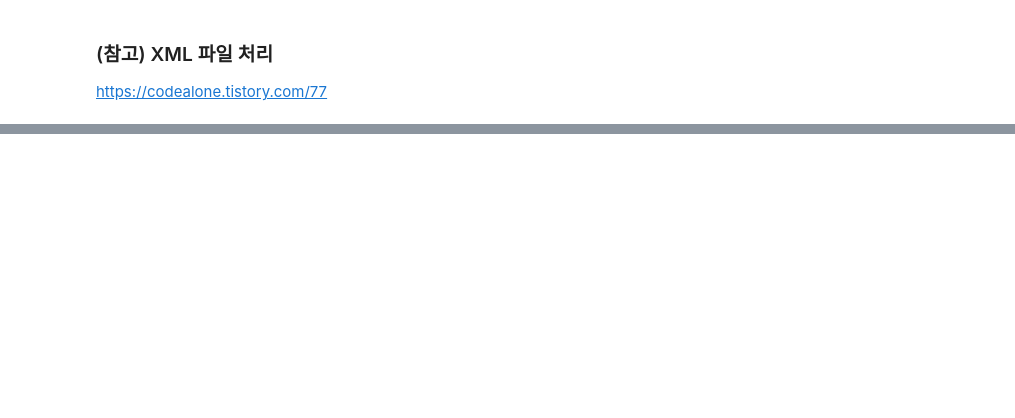
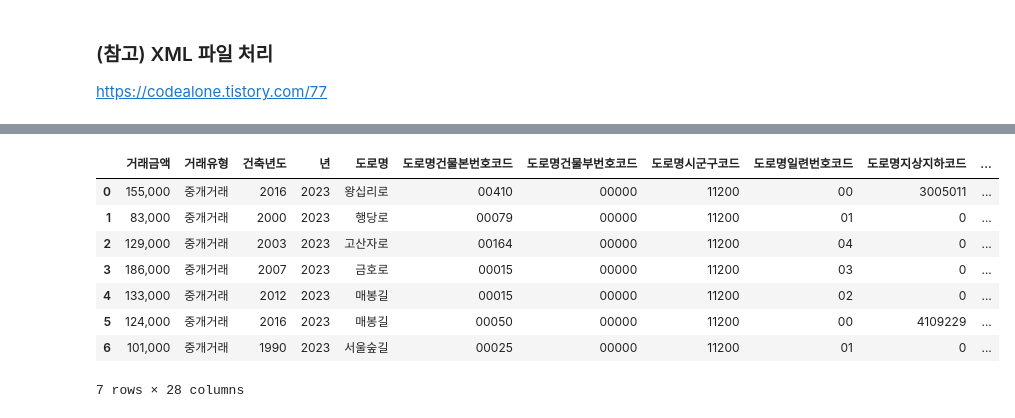
Before and after one commit to woOONi/AiSchool8_1team, a Jupyter notebook: apartment_API_Team.ipynb, the cells around one changed output, grey strips where cells are left out. Cells and saved outputs as stored; diff of their text form; code cells hidden in the pictures; blank space fills up the shorter version.

```diff
--- a/apartment_API_Team.ipynb
+++ b/apartment_API_Team.ipynb
@@ -422,24 +418,0 @@ sns.heatmap(df[['건축년도','층','전용면적','거래금액']].corr(),
-# %%
-# 서울 열린 데이터 광장에서 서울시 건축물대장 법정동 코드정보 api 받아서 사용
-gu_api_key = #api_key
-
-# url 준비
-url = f'http://openapi.seoul.go.kr:8088/{gu_api_key}/xml/bigCmpBjdongMgmInfo/1/999/'
-
-# get으로 api 받기
-response = requests.get(url)
-
-# 판다스로 xml 파일 받기
-df_list_all = pd.read_xml(response.text)
-
-# 필요한 것이 시구군 코드와 구 이름이기 때문에 그거만 가져오기
-# 결측치 제거, 동코드는 구코드가 같기 때문에 drop_duplicate()로 중복값 삭제
-df_gu_code = df_list_all[['SIGUNGU_CD','SIGUNGU_NM']].dropna().drop_duplicates()
-
-# index를 새로 설정하기
-df_gu_code = df_gu_code.reset_index(drop=True)
-
-# 구코드가 float 형태로 되어 있기 때문에 정수형으로 바꿔주기
-df_gu_code['SIGUNGU_CD'] = df_gu_code['SIGUNGU_CD'].astype('int')
-df_gu_code['SIGUNGU_CD'] = df_gu_code['SIGUNGU_CD'].astype('str')
-df_gu_code
@@ -490,14 +418,0 @@ def AptTrade(LAWD_CD,DEAL_YMD):
-# %%
-from tqdm import trange
-import time
-
-deal_Ym = 202301
-df_list = []
-for i in trange(0, len(df_gu_code)):
-    gu_name = df_gu_code['SIGUNGU_NM'][i]
-    gu_code = df_gu_code['SIGUNGU_CD'][i]
-    df = AptTrade(gu_code, deal_Ym)
-    df['법정구'] = gu_name
-    df_list.append(df)
-df_ym = pd.concat(df_list, ignore_index = True)
-df_ym
@@ -536,3 +453,15 @@ columns = [i.tag for i in items[1]]
 items_list = [[i.text for i in item] for item in items]
 # %%
 df = pd.DataFrame(items_list, columns = columns)
+# %%
+df
+# %% [output]
+|  | 거래금액 | 거래유형 | 건축년도 | 년 | 도로명 | 도로명건물본번호코드 | 도로명건물부번호코드 | 도로명시군구코드 | 도로명일련번호코드 | 도로명지상지하코드 | ... |
+| 0 | 155,000 | 중개거래 | 2016 | 2023 | 왕십리로 | 00410 | 00000 | 11200 | 00 | 3005011 | ... |
+| 1 | 83,000 | 중개거래 | 2000 | 2023 | 행당로 | 00079 | 00000 | 11200 | 01 | 0 | ... |
+| 2 | 129,000 | 중개거래 | 2003 | 2023 | 고산자로 | 00164 | 00000 | 11200 | 04 | 0 | ... |
+| 3 | 186,000 | 중개거래 | 2007 | 2023 | 금호로 | 00015 | 00000 | 11200 | 03 | 0 | ... |
+| 4 | 133,000 | 중개거래 | 2012 | 2023 | 매봉길 | 00015 | 00000 | 11200 | 02 | 0 | ... |
+| 5 | 124,000 | 중개거래 | 2016 | 2023 | 매봉길 | 00050 | 00000 | 11200 | 00 | 4109229 | ... |
+| 6 | 101,000 | 중개거래 | 1990 | 2023 | 서울숲길 | 00025 | 00000 | 11200 | 01 | 0 | ... |
+7 rows × 28 columns
```
Also changed, not shown: parts of 11 cells of this notebook.
